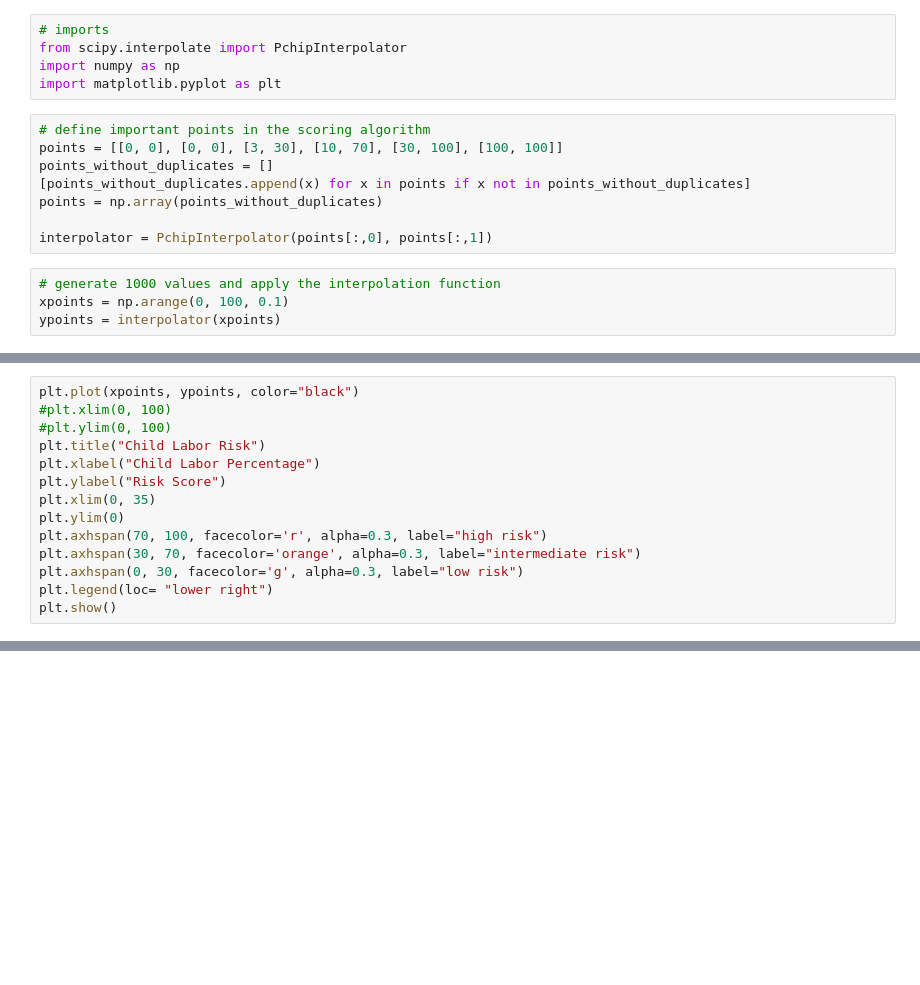
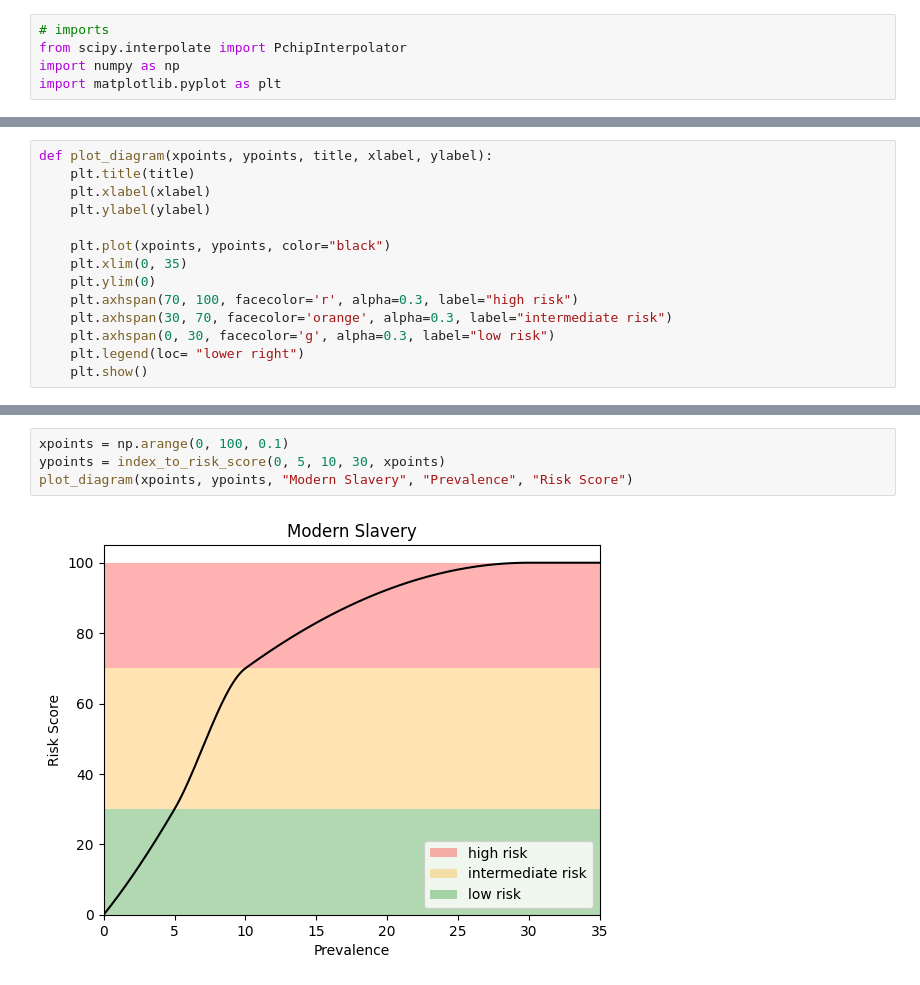
Before and after one commit to LexT96/SustainMind, a Jupyter notebook: server/src/db/esg_scoring/scoring_conversion_interpolation.ipynb, the cells around one changed output, grey strips where cells are left out. Cells and saved outputs as stored; diff of their text form; blank space fills up the shorter version.

Commit message:
Added risk score calculation for child labor and human trafficking risks

```diff
--- a/server/src/db/esg_scoring/scoring_conversion_interpolation.ipynb
+++ b/server/src/db/esg_scoring/scoring_conversion_interpolation.ipynb
@@ -3,15 +3,3 @@
 from scipy.interpolate import PchipInterpolator
 import numpy as np
 import matplotlib.pyplot as plt
-# %%
-# define important points in the scoring algorithm
-points = [[0, 0], [0, 0], [3, 30], [10, 70], [30, 100], [100, 100]]
-points_without_duplicates = []
-[points_without_duplicates.append(x) for x in points if x not in points_without_duplicates]
-points = np.array(points_without_duplicates)
-
-interpolator = PchipInterpolator(points[:,0], points[:,1])
-# %%
-# generate 1000 values and apply the interpolation function
-xpoints = np.arange(0, 100, 0.1)
-ypoints = interpolator(xpoints)
@@ -18,14 +22,14 @@ ypoints = interpolator(xpoints)
 # %%
-plt.plot(xpoints, ypoints, color="black")
-#plt.xlim(0, 100)
-#plt.ylim(0, 100)
-plt.title("Child Labor Risk")
-plt.xlabel("Child Labor Percentage")
-plt.ylabel("Risk Score")
-plt.xlim(0, 35)
-plt.ylim(0)
-plt.axhspan(70, 100, facecolor='r', alpha=0.3, label="high risk")
-plt.axhspan(30, 70, facecolor='orange', alpha=0.3, label="intermediate risk")
-plt.axhspan(0, 30, facecolor='g', alpha=0.3, label="low risk")
-plt.legend(loc= "lower right")
-plt.show()
+def plot_diagram(xpoints, ypoints, title, xlabel, ylabel):
+    plt.title(title)
+    plt.xlabel(xlabel)
+    plt.ylabel(ylabel)
+
+    plt.plot(xpoints, ypoints, color="black")
+    plt.xlim(0, 35)
+    plt.ylim(0)
+    plt.axhspan(70, 100, facecolor='r', alpha=0.3, label="high risk")
+    plt.axhspan(30, 70, facecolor='orange', alpha=0.3, label="intermediate risk")
+    plt.axhspan(0, 30, facecolor='g', alpha=0.3, label="low risk")
+    plt.legend(loc= "lower right")
+    plt.show()
@@ -33,0 +42,6 @@ plt.show()
+# %%
+xpoints = np.arange(0, 100, 0.1)
+ypoints = index_to_risk_score(0, 5, 10, 30, xpoints)
+plot_diagram(xpoints, ypoints, "Modern Slavery", "Prevalence", "Risk Score")
+# %% [output]
+[figure, added]
```
Also changed, not shown: parts of 3 cells of this notebook, 1 other file.
